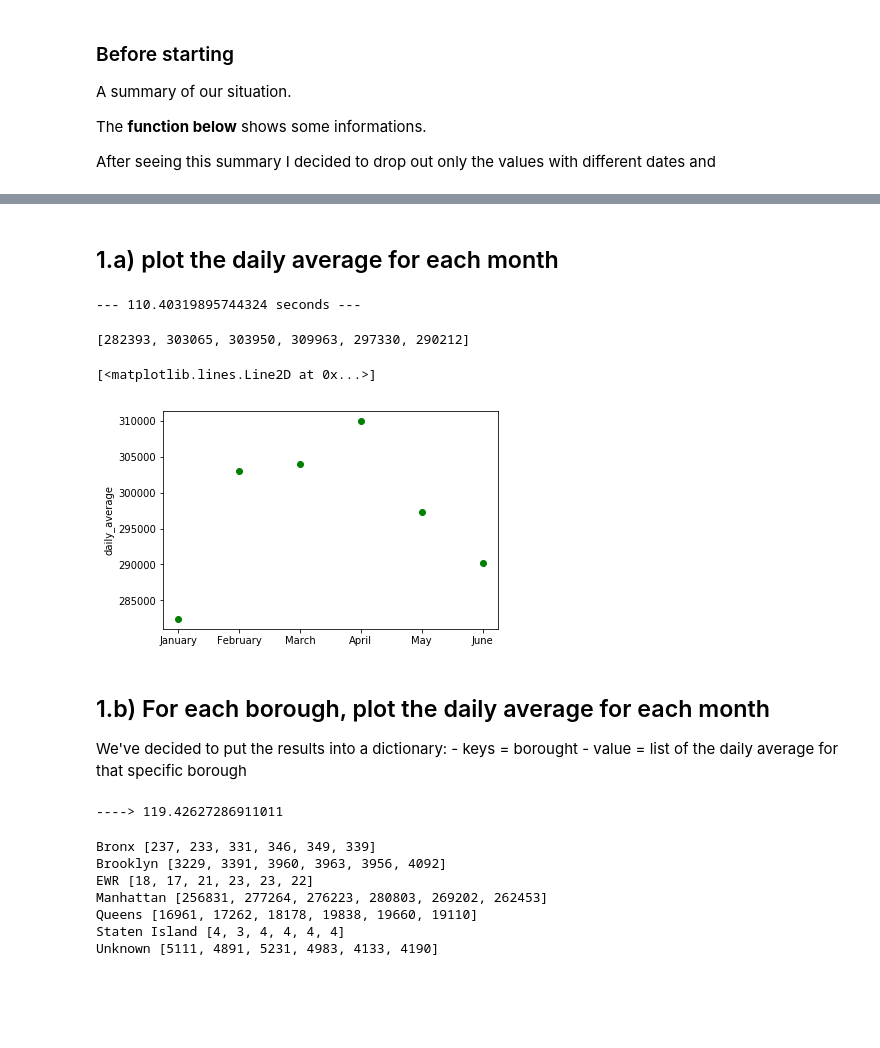
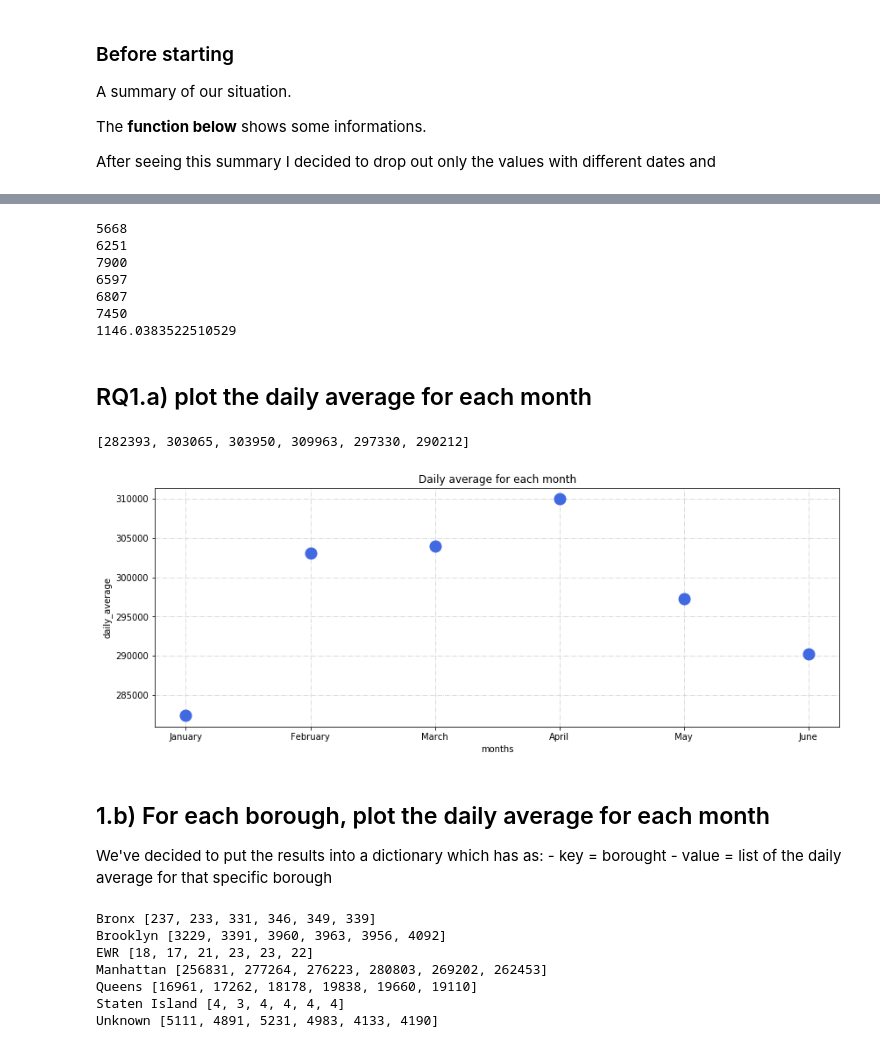
Before and after one commit to dusicastepic/ADMSecondHomework, a Jupyter notebook: RQ1.ipynb, the cells around one changed output, grey strips where cells are left out. Cells and saved outputs as stored; diff of their text form; code cells hidden in the pictures; blank space fills up the shorter version.

```diff
--- a/RQ1.ipynb
+++ b/RQ1.ipynb
@@ -80,10 +94,14 @@ print("\n ----------> exec time: " + str(time.time()-start) + " s --------")
+# %%
+start = time.time()
+functions.make_new_csv(df_names)
+print(time.time()-start)
+# %% [output]
+5668
+6251
+7900
+6597
+6807
+7450
+1146.0383522510529
 # %% [markdown]
-##  1.a) plot the daily average for each month
+##  RQ1.a) plot the daily average for each month
-# %%
-import time
-
-start_time = time.time()
-daily_average_lst = functions.compute_daily_average(df_names)
-print("--- %s seconds ---" % (time.time() - start_time))
-# %% [output]
---- 110.40319895744324 seconds ---
@@ -93,28 +113,29 @@ daily_average_lst
 [282393, 303065, 303950, 309963, 297330, 290212]
 # %%
 # plot daily_average_lst
+f = plt.figure()
 months = ['January','February','March','April','May','June']
 plt.xticks(range(1,7),months)
 plt.ylabel("daily_average")
-plt.plot(range(1,7), daily_average_lst, 'go')
+plt.xlabel("months")
+plt.title("Daily average for each month")
+plt.plot(range(1,7), daily_average_lst, 'o', markersize=13, color='royalblue')
+plt.grid(color ='lightgray', linestyle = '-.')
+f.set_figwidth(14)
+f.set_figheight(5)
 # %% [output]
-[<matplotlib.lines.Line2D at 0x...>]
-[figure, old version]
+[figure, new version]
 # %% [markdown]
 ## 1.b) For each borough, plot the daily average for each month
 
-We've decided to put the results into a dictionary:
-    - keys  = borought
+We've decided to put the results into a dictionary which has as:
+    - key = borought
     - value = list of the daily average for that specific borough
 # %%
 # init dictionary of borough's averages
 borough_averages = {}
 # %%
-start = time.time()
 borough_averages = functions.compute_borough_averages(df_names, taxi_zone_lookup)
-print ("---->", time.time() - start )
-# %% [output]
-----> 119.42627286911011
 # %%
 for key in borough_averages:
     print (key, borough_averages[key])
```
Also changed, not shown: parts of 8 cells of this notebook, 2 other files.
